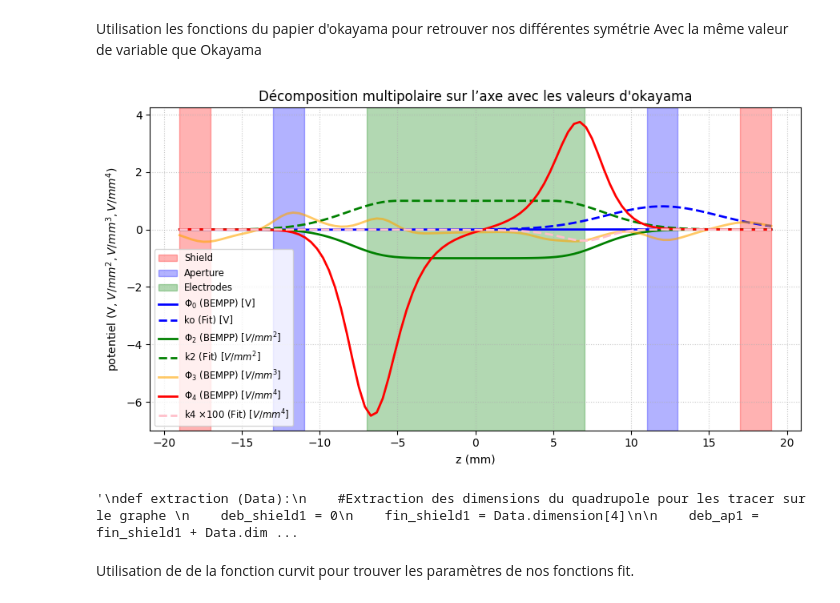
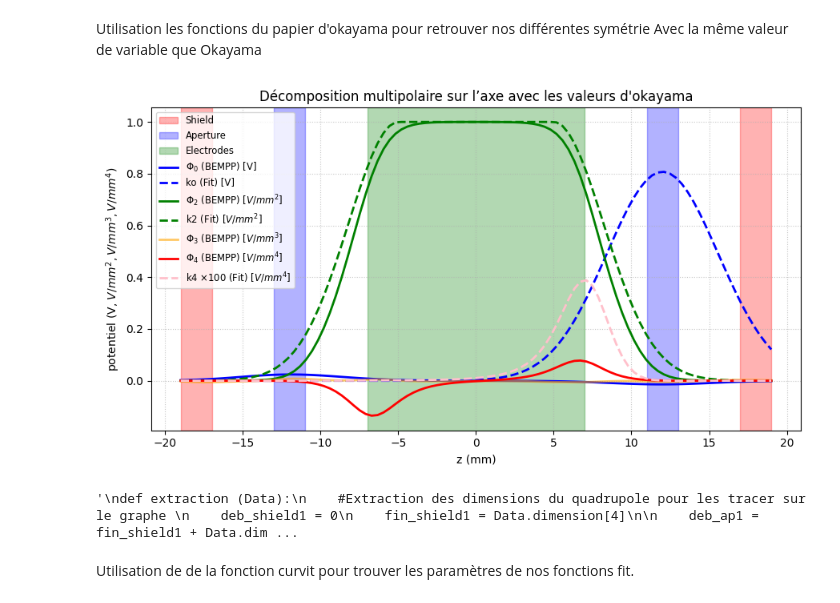
Before and after one commit to louise-lammertyn/projet-multi-code, a Jupyter notebook: codes/déomposition_objet.ipynb, the cells around one changed output. Saved outputs shown, nothing was run; the diff lists cells and outputs as text; code cells hidden in the pictures.

```diff
--- a/codes/déomposition_objet.ipynb
+++ b/codes/déomposition_objet.ipynb
@@ -8,7 +8,7 @@ from scipy.optimize import curve_fit
 # %%
 #paramtètre global
 #file_path = r"potentiel_quadrupole.npz"
-file_path =r"potentiel_quadrupole_VF.npz"
+file_path =r"potentiel_quadrupole_VF.npz 2"
 a = 3.4934e-1
 e = 1.6e-19 #C  charge élémentaire
 
@@ -95,8 +95,8 @@ class quadrupole :
         self.a = radius_a
     def décomposition(self,potentiel):
         self.phi0 = potentiel.phi0*Vapert1
-        self.phi2 = (1/self.a**2) * (1/8 (potentiel.D2[0] - potentiel.D2[3]))*Vq2
-        self.phi3 = (1/self.a**3) * (1/8 * (1/24)*(potentiel.D3[0] - 3*potentiel.D3[3]))
+        self.phi2 = (1/self.a**2) * (1/8* (potentiel.D2[0] - potentiel.D2[3]))*Vq2
+        self.phi3 = (1/self.a**3) * (1/24 * (1/24)*(potentiel.D3[0] - 3*potentiel.D3[3]))
         self.phi4= (1/self.a**4) * (1/192 * (1/192)*(potentiel.D4[0] + potentiel.D4[10] - 6*potentiel.D4[3]))*Vapert1
 
         self.D2zphi0 = potentiel.D2[5]
@@ -310,11 +310,11 @@ def fonction_fit(z,Data):
 
     # --- Tracé avec unités ---
     # Phi0 et k0 sont en Volts [V]
-    plt.plot(z, phi0_n, lw=2, label=r'$\Phi_0$ (BEMPP) [V]', color='blue')
+    plt.plot(z, -phi0_n, lw=2, label=r'$\Phi_0$ (BEMPP) [V]', color='blue')
     plt.plot(z, k0, lw=2, label=r'ko (Fit) [V]', linestyle='--', color='blue')
 
     # Phi2 et k2 sont en [V/mm²]
-    plt.plot(z, -phi2_n, lw=2, label=r'$\Phi_2$ (BEMPP) [$V/mm^2$]', color='green')
+    plt.plot(z, phi2_n, lw=2, label=r'$\Phi_2$ (BEMPP) [$V/mm^2$]', color='green')
     plt.plot(z, k2, lw=2, label=r'k2 (Fit) [$V/mm^2$]', linestyle='--', color='green')
 
     # Phi3
@@ -322,7 +322,7 @@ def fonction_fit(z,Data):
 
     # Phi4 et k4 sont en [V/mm⁴]
     plt.plot(z, 10*phi4_n, lw=2, label=r'$\Phi_4 $ (BEMPP) [$V/mm^4$]', color="red")
-    plt.plot(z, -10*k4, lw=2, label=r'k4 $\times 100$ (Fit) [$V/mm^4$]', linestyle='--', color="pink")
+    plt.plot(z, 10*k4, lw=2, label=r'k4 $\times 100$ (Fit) [$V/mm^4$]', linestyle='--', color="pink")
 
     # --- Configuration des axes ---
     plt.xlabel("z (mm)")
@@ -372,34 +372,34 @@ def extraction (Data):
 
     # --- Tracé avec unités ---
     # Phi0 et k0 sont en Volts [V]
     plt.plot(ax_Z, phi0_n, lw=2, label=r'$\Phi_0$ (BEMPP) [V]', color='blue')
     plt.plot(ax_Z, k0, lw=2, label=r'ko (Fit) [V]', linestyle='--', color='blue')
 
     # Phi2 et k2 sont en [V/mm²]
     plt.plot(ax_Z, -phi2_n, lw=2, label=r'$\Phi_2$ (BEMPP) [$V/mm^2$]', color='green')
     plt.plot(ax_Z, k2, lw=2, label=r'k2 (Fit) [$V/mm^2$]', linestyle='--', color='green')
 
     # Phi3 est en [V/mm³]
     plt.plot(ax_Z, quad1.phi3, lw=2, label=r'$\Phi_3$ (BEMPP) [$V/mm^3$]', color='orange', alpha=0.6)
 
     # Phi4 et k4 sont en [V/mm⁴]
     # On multiplie par 100 pour la visibilité comme demandé
     plt.plot(ax_Z, phi4_n, lw=2, label=r'$\Phi_4 \times 100$ (BEMPP) [$V/mm^4$]', color="red")
     plt.plot(ax_Z, 10*k4, lw=2, label=r'k4 $\times 100$ (Fit) [$V/mm^4$]', linestyle='--', color="pink")
 
     # --- Configuration des axes ---
     plt.xlabel("z (mm)")
     plt.ylabel("potentiel (V, $V/mm^2, V/mm^3, V/mm^4$)")
     plt.title("Décomposition multipolaire sur l’axe avec les valeurs d'okayama")
     plt.grid(True, linestyle=':', alpha=0.7)
     plt.legend(loc='best', fontsize='small')
     plt.tight_layout()
     plt.show()
 '''
 
 #extraction(potentiel)
 # %% [output]
-[figure, old version]
+[figure, new version]
 '\ndef extraction (Data):\n    #Extraction des dimensions du quadrupole pour les tracer sur le graphe \n    deb_shield1 = 0\n    fin_shield1 = Data.dimension[4]\n\n    deb_ap1 = fin_shield1 + Data.dim ...
 # %%
 import matplotlib.pyplot as plt
```
Also changed, not shown: parts of 3 cells of this notebook.
